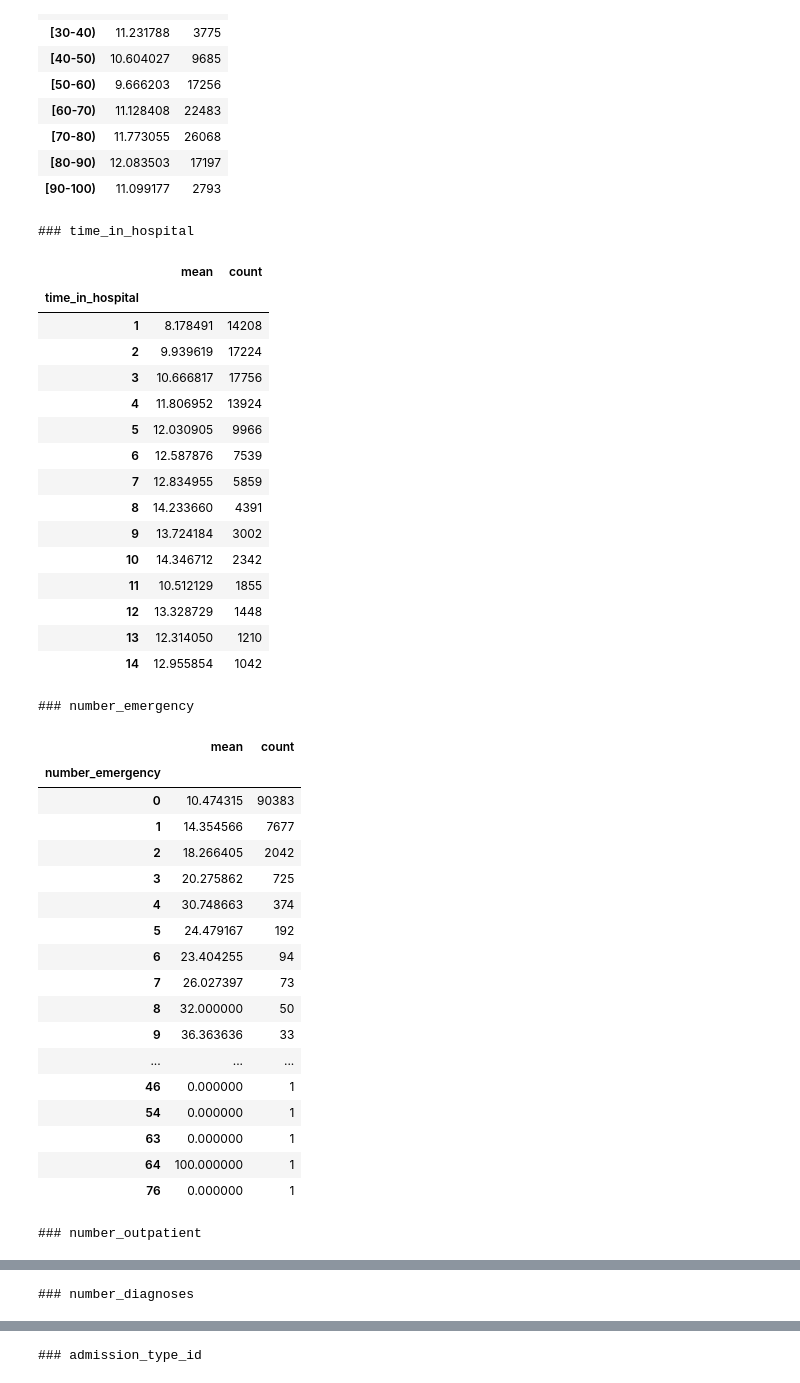
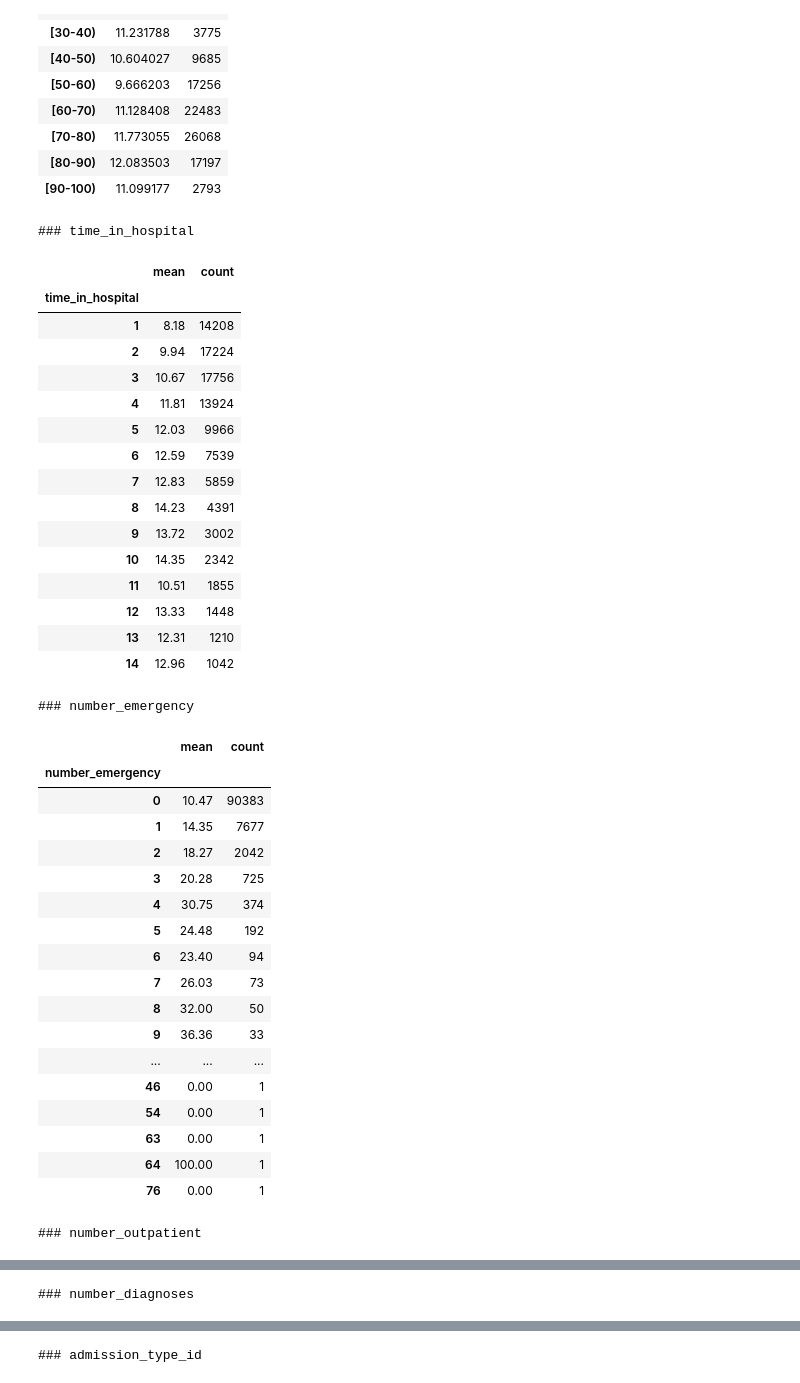
Before and after one commit to davesimms44/hospital-admission, a Jupyter notebook: 01_eda_organized.ipynb, the cells around one changed output, grey strips where cells are left out. Saved outputs shown, nothing was run; the diff lists cells and outputs as text; code cells hidden in the pictures.

```diff
--- a/01_eda_organized.ipynb
+++ b/01_eda_organized.ipynb
@@ -79,9 +81,9 @@ os.listdir()
  'readmission_eda.html']
 # %%
 
-data_path = 'C:/Users/dave_/Desktop/projects/hospital readmission/data/'
-data_file = 'diabetic_data.csv'
-df = pd.read_csv(data_path + data_file)
+DATA_PATH = 'C:/Users/dave_/Desktop/projects/hospital readmission/data/'
+DATA_FILE = 'diabetic_data.csv'
+df = pd.read_csv(DATA_PATH + DATA_FILE)
 # %%
 df.shape
 # %% [output]
@@ -583,47 +609,47 @@ summary
 # %%
 var_list = ['time_in_hospital', 'number_emergency', 'number_outpatient', 'number_diagnoses']
 for var in var_list:
     print(f'\n### {var}')
     summary = df.groupby(var)['readmitted_30d'].agg(['mean','count'])
-    summary['mean'] = summary['mean'] * 100
+    summary['mean'] = (summary['mean'] * 100).round(2)
     display(summary)
 # %% [output]
 ### time_in_hospital
 |  | mean | count |
 | time_in_hospital |  |  |
-| 1 | 8.178491 | 14208 |
-| 2 | 9.939619 | 17224 |
-| 3 | 10.666817 | 17756 |
-| 4 | 11.806952 | 13924 |
-| 5 | 12.030905 | 9966 |
-| 6 | 12.587876 | 7539 |
-| 7 | 12.834955 | 5859 |
-| 8 | 14.233660 | 4391 |
-| 9 | 13.724184 | 3002 |
-| 10 | 14.346712 | 2342 |
-| 11 | 10.512129 | 1855 |
-| 12 | 13.328729 | 1448 |
-| 13 | 12.314050 | 1210 |
-| 14 | 12.955854 | 1042 |
+| 1 | 8.18 | 14208 |
+| 2 | 9.94 | 17224 |
+| 3 | 10.67 | 17756 |
+| 4 | 11.81 | 13924 |
+| 5 | 12.03 | 9966 |
+| 6 | 12.59 | 7539 |
+| 7 | 12.83 | 5859 |
+| 8 | 14.23 | 4391 |
+| 9 | 13.72 | 3002 |
+| 10 | 14.35 | 2342 |
+| 11 | 10.51 | 1855 |
+| 12 | 13.33 | 1448 |
+| 13 | 12.31 | 1210 |
+| 14 | 12.96 | 1042 |
 ### number_emergency
 |  | mean | count |
 | number_emergency |  |  |
-| 0 | 10.474315 | 90383 |
-| 1 | 14.354566 | 7677 |
-| 2 | 18.266405 | 2042 |
-| 3 | 20.275862 | 725 |
-| 4 | 30.748663 | 374 |
-| 5 | 24.479167 | 192 |
-| 6 | 23.404255 | 94 |
-| 7 | 26.027397 | 73 |
-| 8 | 32.000000 | 50 |
-| 9 | 36.363636 | 33 |
+| 0 | 10.47 | 90383 |
+| 1 | 14.35 | 7677 |
+| 2 | 18.27 | 2042 |
+| 3 | 20.28 | 725 |
+| 4 | 30.75 | 374 |
+| 5 | 24.48 | 192 |
+| 6 | 23.40 | 94 |
+| 7 | 26.03 | 73 |
+| 8 | 32.00 | 50 |
+| 9 | 36.36 | 33 |
 | ... | ... | ... |
-| 46 | 0.000000 | 1 |
-| 54 | 0.000000 | 1 |
-| 63 | 0.000000 | 1 |
-| 64 | 100.000000 | 1 |
-| 76 | 0.000000 | 1 |
+| 46 | 0.00 | 1 |
+| 54 | 0.00 | 1 |
+| 63 | 0.00 | 1 |
+| 64 | 100.00 | 1 |
+| 76 | 0.00 | 1 |
 ### number_outpatient
 |  | mean | count |
 | number_outpatient |  |  |
```
Also changed, not shown: parts of 67 cells of this notebook.
